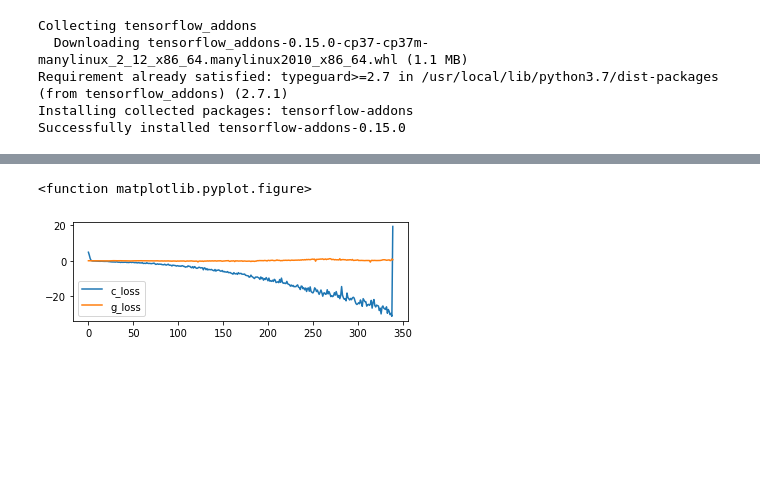
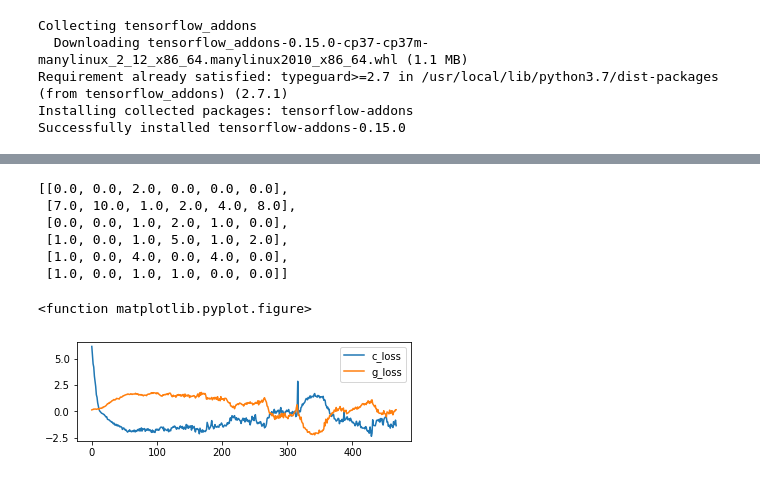
Before and after one commit to arnisafazla/CS490-Senior-Research-Project, a Jupyter notebook: setup.ipynb, the cells around one changed output, grey strips where cells are left out. Cells and saved outputs as stored; diff of their text form; code cells hidden in the pictures; blank space fills up the shorter version.

```diff
--- a/setup.ipynb
+++ b/setup.ipynb
@@ -388,2 +492,16 @@ ________________________________________________________________________________
+# %%
+cm
+# %% [output]
+[[0.0, 0.0, 2.0, 0.0, 0.0, 0.0],
+ [7.0, 10.0, 1.0, 2.0, 4.0, 8.0],
+ [0.0, 0.0, 1.0, 2.0, 1.0, 0.0],
+ [1.0, 0.0, 1.0, 5.0, 1.0, 2.0],
+ [1.0, 0.0, 4.0, 0.0, 4.0, 0.0],
+ [1.0, 0.0, 1.0, 1.0, 0.0, 0.0]]
+# %%
+Base_WGAN.plot_history(tm)
+# %% [output]
+<function matplotlib.pyplot.figure>
+[figure, added]
 # %%
 import json
@@ -392,5 +509,0 @@ with open(os.path.join('/content/drive/MyDrive/CS490/models/WGAN_projection2022.
-# %%
-Base_WGAN.plot_history(gan.train_metrics)
-# %% [output]
-<function matplotlib.pyplot.figure>
-[figure, removed]
```
Also changed, not shown: parts of 21 cells of this notebook, 3 other files.
